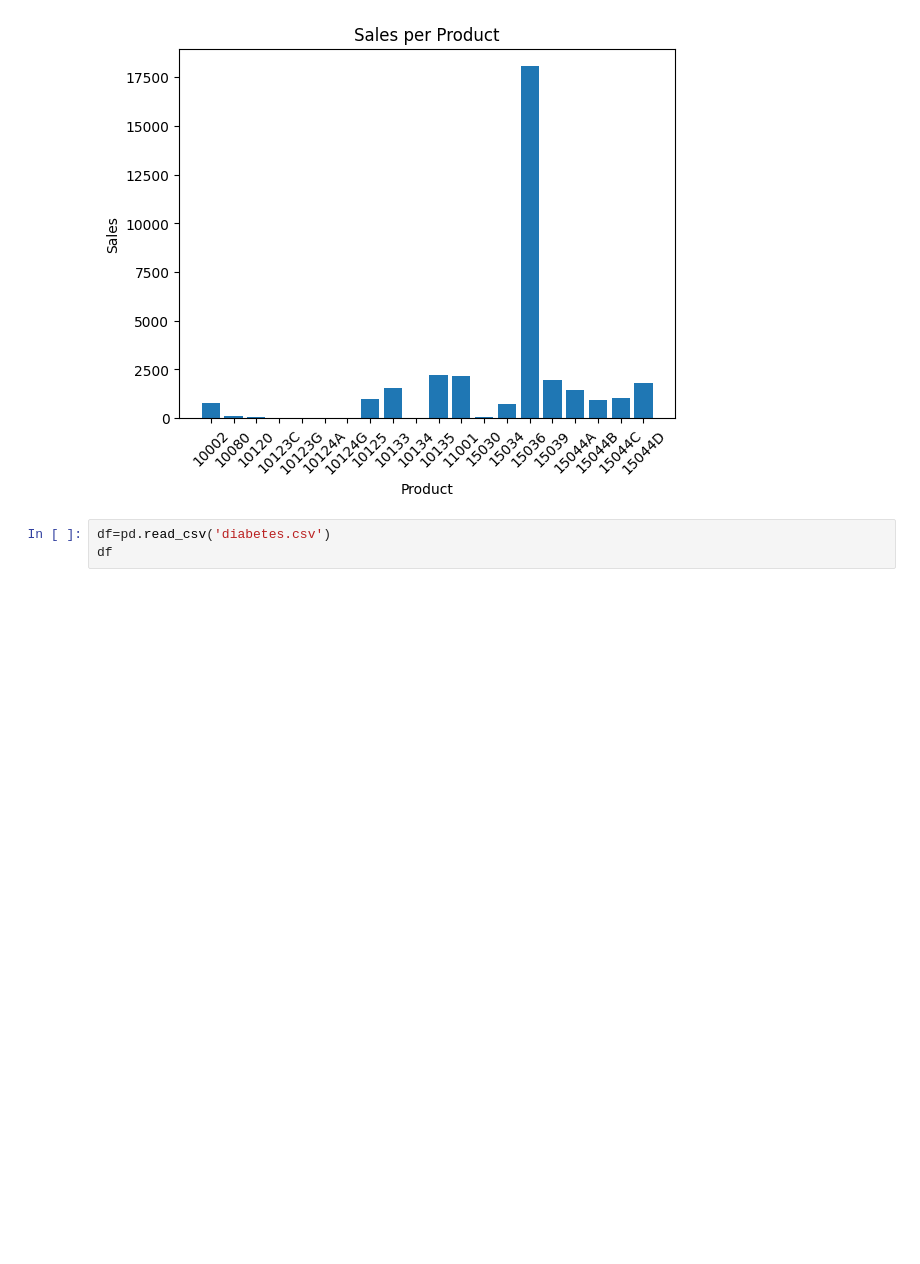
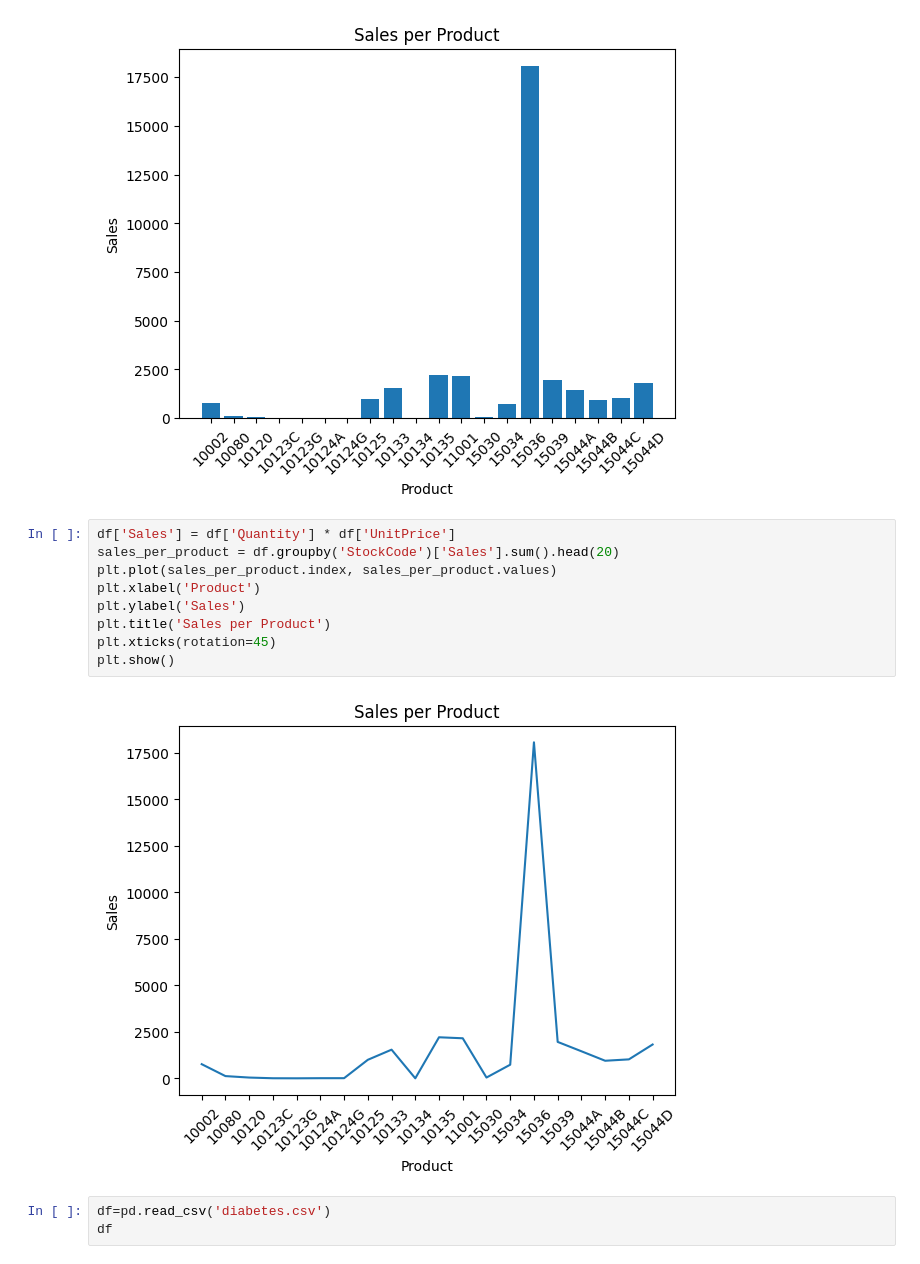
Before and after one commit to NishanthPechimuthu/kct, a Jupyter notebook: ML/Practical/EXNO01/EX01.ipynb, the cells around one changed output. Saved outputs shown, nothing was run; the diff lists cells and outputs as text; blank space fills up the shorter version.

```diff
--- a/ML/Practical/EXNO01/EX01.ipynb
+++ b/ML/Practical/EXNO01/EX01.ipynb
@@ -42,6 +42,17 @@ plt.xticks(rotation=45)
 plt.show()
 # %% [output]
 [figure]
+# %%
+df['Sales'] = df['Quantity'] * df['UnitPrice']
+sales_per_product = df.groupby('StockCode')['Sales'].sum().head(20)
+plt.plot(sales_per_product.index, sales_per_product.values)
+plt.xlabel('Product')
+plt.ylabel('Sales')
+plt.title('Sales per Product')
+plt.xticks(rotation=45)
+plt.show()
+# %% [output]
+[figure, added]
 # %%
 df=pd.read_csv('diabetes.csv')
 df
```
